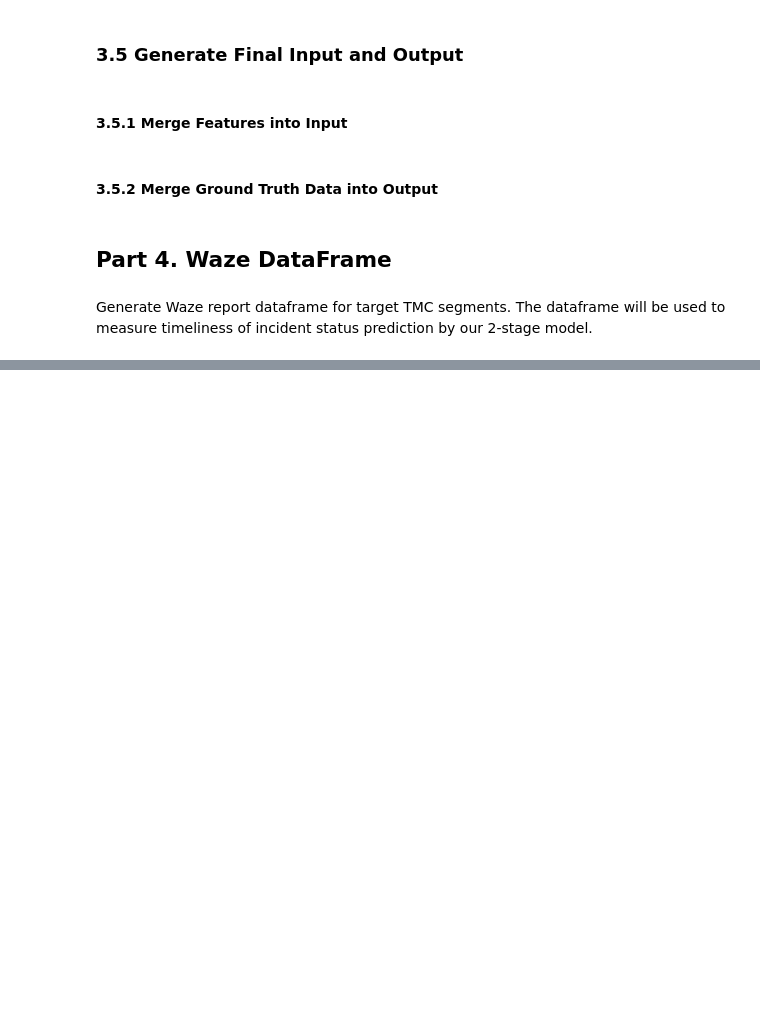
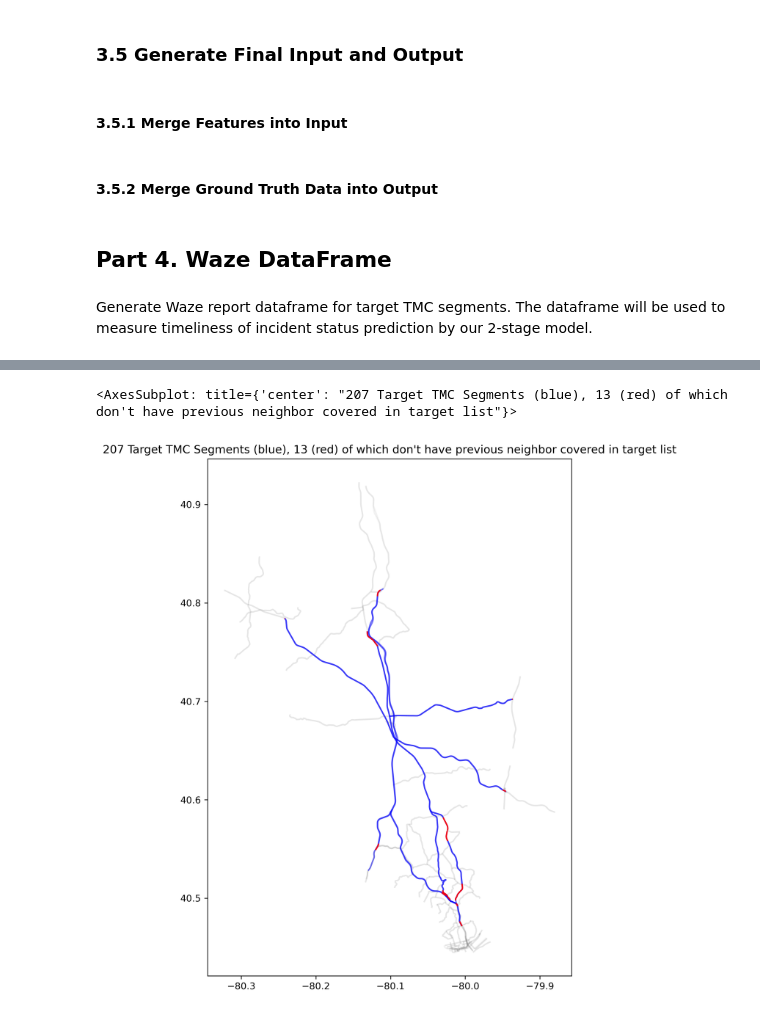
Before and after one commit to HaoWoo96/Traffic-Prediction, a Jupyter notebook: pipeline_v2/data_processing/dataprocess_v5.ipynb, the cells around one changed output, grey strips where cells are left out. Saved outputs shown, nothing was run; the diff lists cells and outputs as text; code cells hidden in the pictures; blank space fills up the shorter version.

```diff
--- a/pipeline_v2/data_processing/dataprocess_v5.ipynb
+++ b/pipeline_v2/data_processing/dataprocess_v5.ipynb
@@ -643,0 +659,16 @@ pickle.dump(df_waze_5min, open("../data/df_waze_5min_207.pkl", "wb"))
+# %%
+# Adjacency Matrix
+
+# initialization
+np_adj_matrix = np.zeros(shape=(207, 207))  # np_adj_matrix[i, j] = 1 means segment i is connected with segment j with direction i->j, otherwise 0
+
+# create dictionary storing the index of TMC segments in the list
+dict_index_target_tmc = dict()
+for i, tmc in enumerate(list_target_tmc):
+    dict_index_target_tmc[tmc] = i
+
+# populate adjacency matrix
+for tmc in list_target_tmc:
+    for prev_tmc in dict_prev_tmc[tmc]:
+        if prev_tmc in dict_index_target_tmc:
+            np_adj_matrix[dict_index_target_tmc[prev_tmc], dict_index_target_tmc[tmc]] = 1
@@ -643,0 +691,15 @@ pickle.dump(df_waze_5min, open("../data/df_waze_5min_207.pkl", "wb"))
+# %%
+list_tmc_no_target_prev = [list_target_tmc[i] for i,v in enumerate(np_adj_matrix.sum(axis=0)) if v == 0]
+'''
+'104+04643', '104+04639', '104-04636', '104-04642', '104P04635', '104P04439', '104P04527', '104-06681', '104N13684', '104N04784', '104+09196', '104P04539', '104N06230'
+'''
+# %%
+# fig, ax = plt.subplots(1,figsize=(30,20), dpi=300)
+fig, ax = plt.subplots(1,figsize=(15,10), dpi=300)
+ax.set_title("207 Target TMC Segments (blue), 13 (red) of which don't have previous neighbor covered in target list")
+gdf_tmc.plot(ax=ax, color="grey", alpha=0.1) # TMC segments in cranberry
+gdf_tmc[gdf_tmc.id_tmc.isin(set_target_tmc)].plot(ax=ax, color="blue", alpha=0.5)  # 207 target TMC segments
+gdf_tmc[gdf_tmc.id_tmc.isin(list_tmc_no_target_prev)].plot(ax=ax, color="red", alpha=0.9)  # 13 target TMC segment without any prev segments covered in target list
+# %% [output]
+<AxesSubplot: title={'center': "207 Target TMC Segments (blue), 13 (red) of which don't have previous neighbor covered in target list"}>
+[figure, added]
```
Also changed, not shown: parts of 9 cells of this notebook, 7 other files.
